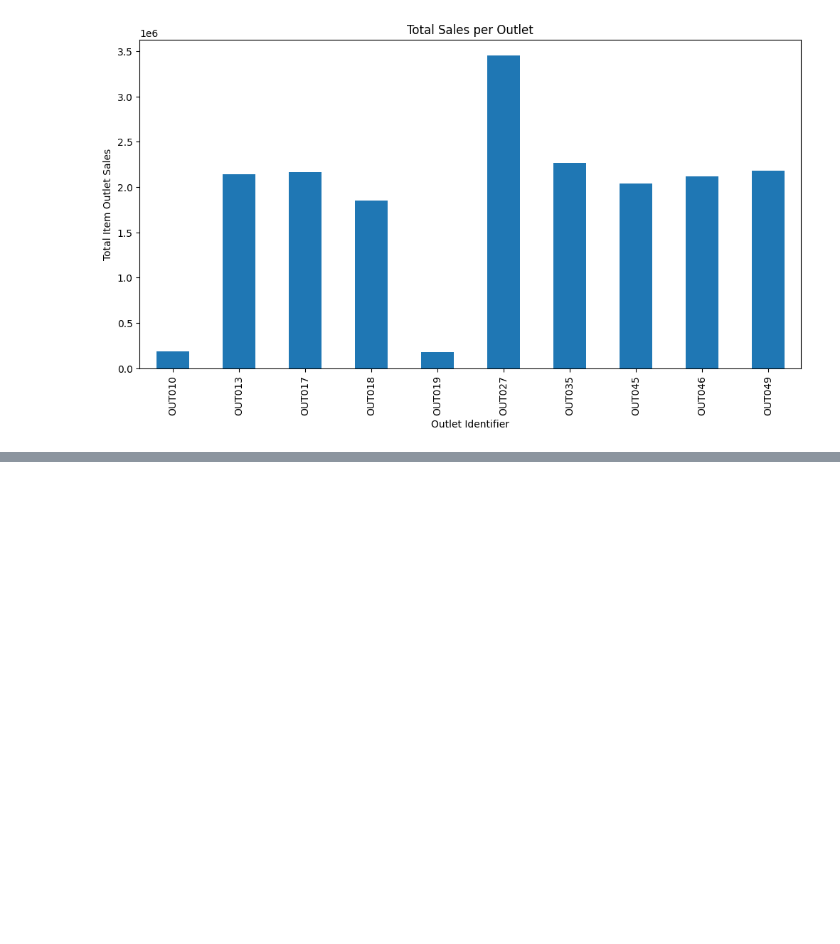
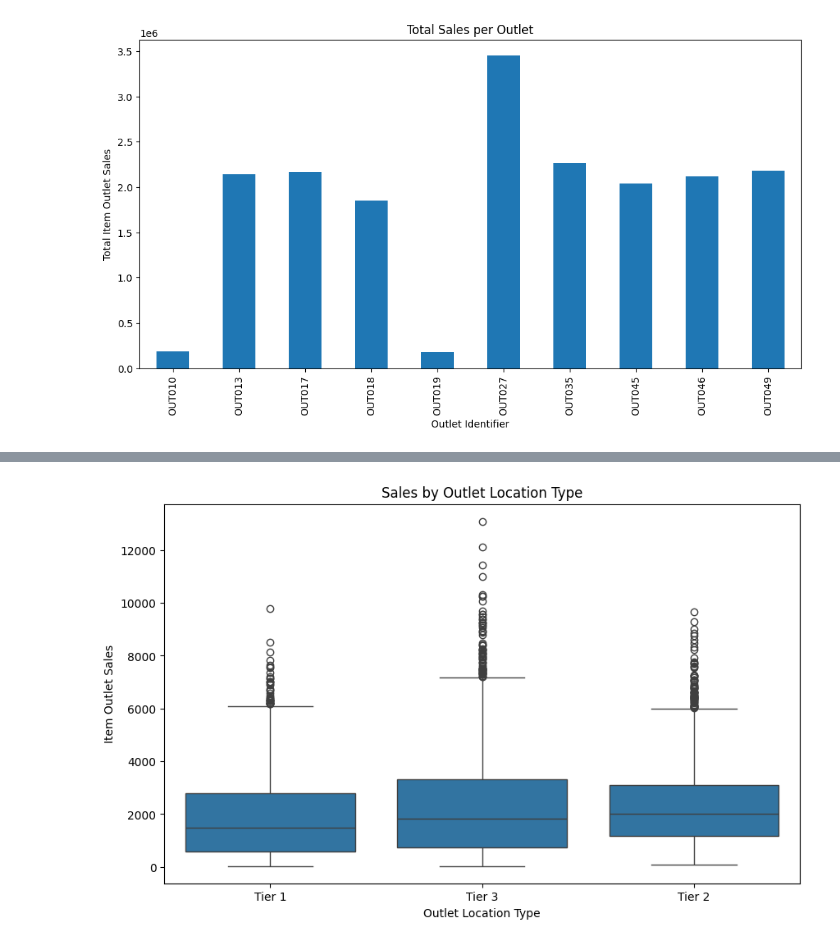
Before and after one commit to AromaDsouza/BigMart_Sales_Prediction, a Jupyter notebook: BigMart_Sales_Prediction.ipynb, the cells around one changed output, grey strips where cells are left out. Saved outputs shown, nothing was run; the diff lists cells and outputs as text; code cells hidden in the pictures; blank space fills up the shorter version.

```diff
--- a/BigMart_Sales_Prediction.ipynb
+++ b/BigMart_Sales_Prediction.ipynb
@@ -230,0 +290,9 @@ train_data['Outlet_Size'].fillna(outlet_size_mode, inplace=True)
+# %%
+plt.figure(figsize=(10, 6))
+sns.boxplot(x='Outlet_Location_Type', y='Item_Outlet_Sales', data=train_data)
+plt.title('Sales by Outlet Location Type')
+plt.xlabel('Outlet Location Type')
+plt.ylabel('Item Outlet Sales')
+plt.show()
+# %% [output]
+[figure, added]
```
Also changed, not shown: parts of 5 cells of this notebook.
